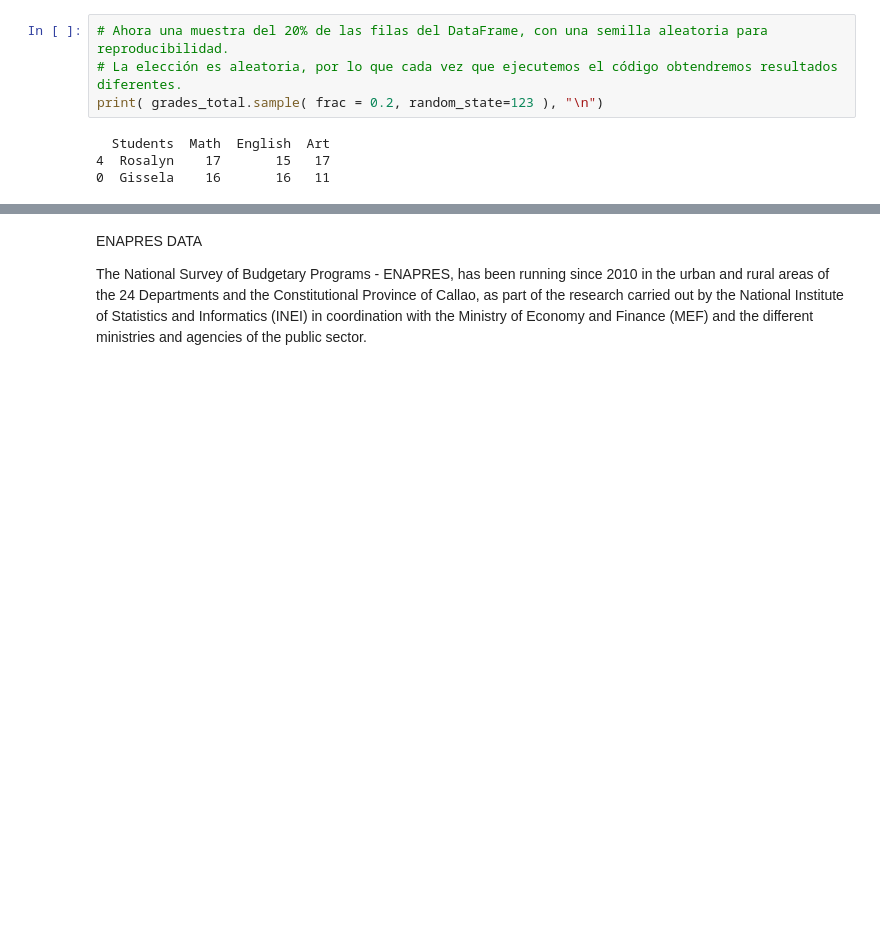
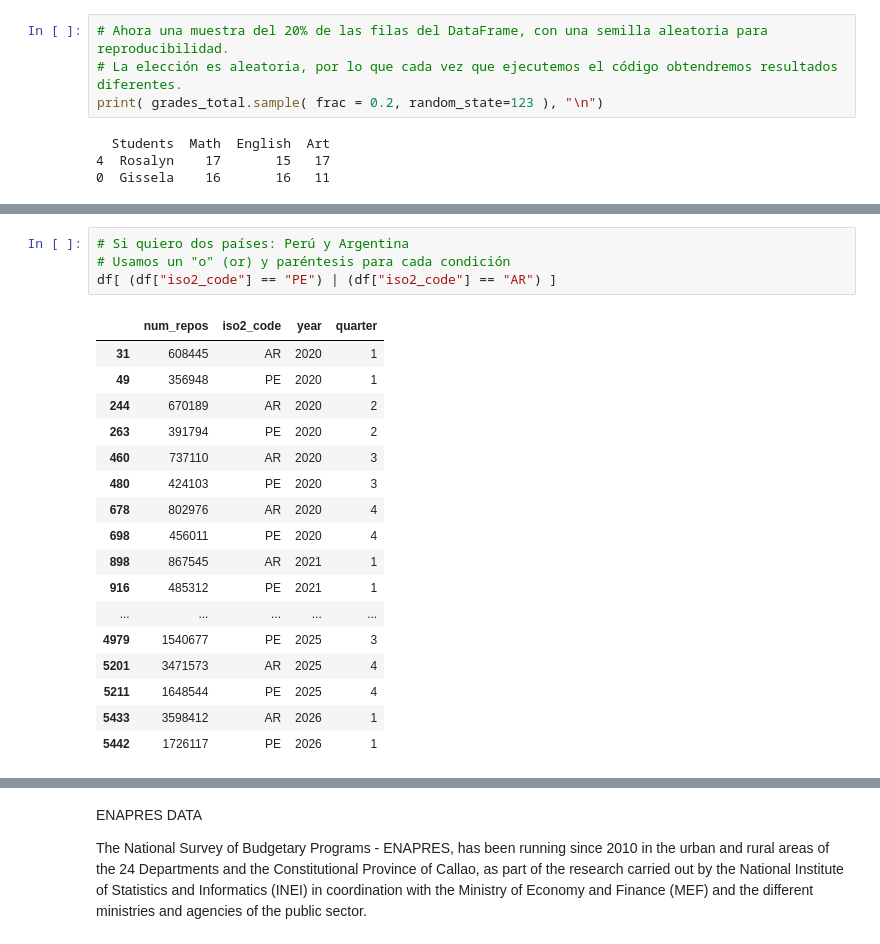
Before and after one commit to ulisesrodas/Python-for-DataScience, a Jupyter notebook: 2. Pandas y DataFrames.ipynb, the cells around one changed output, grey strips where cells are left out. Saved outputs shown, nothing was run; the diff lists cells and outputs as text; blank space fills up the shorter version.

```diff
--- a/2. Pandas.ipynb
+++ b/2. Pandas y DataFrames.ipynb
@@ -722,0 +778,22 @@ print( grades_total.sample( frac = 0.2, random_state=123 ), "\n")
+# %%
+# Si quiero dos países: Perú y Argentina
+# Usamos un "o" (or) y paréntesis para cada condición
+df[ (df["iso2_code"] == "PE") | (df["iso2_code"] == "AR") ]
+# %% [output]
+|  | num_repos | iso2_code | year | quarter |
+| 31 | 608445 | AR | 2020 | 1 |
+| 49 | 356948 | PE | 2020 | 1 |
+| 244 | 670189 | AR | 2020 | 2 |
+| 263 | 391794 | PE | 2020 | 2 |
+| 460 | 737110 | AR | 2020 | 3 |
+| 480 | 424103 | PE | 2020 | 3 |
+| 678 | 802976 | AR | 2020 | 4 |
+| 698 | 456011 | PE | 2020 | 4 |
+| 898 | 867545 | AR | 2021 | 1 |
+| 916 | 485312 | PE | 2021 | 1 |
+| ... | ... | ... | ... | ... |
+| 4979 | 1540677 | PE | 2025 | 3 |
+| 5201 | 3471573 | AR | 2025 | 4 |
+| 5211 | 1648544 | PE | 2025 | 4 |
+| 5433 | 3598412 | AR | 2026 | 1 |
+| 5442 | 1726117 | PE | 2026 | 1 |
```
Also changed, not shown: parts of 23 cells of this notebook, 1 other file.
